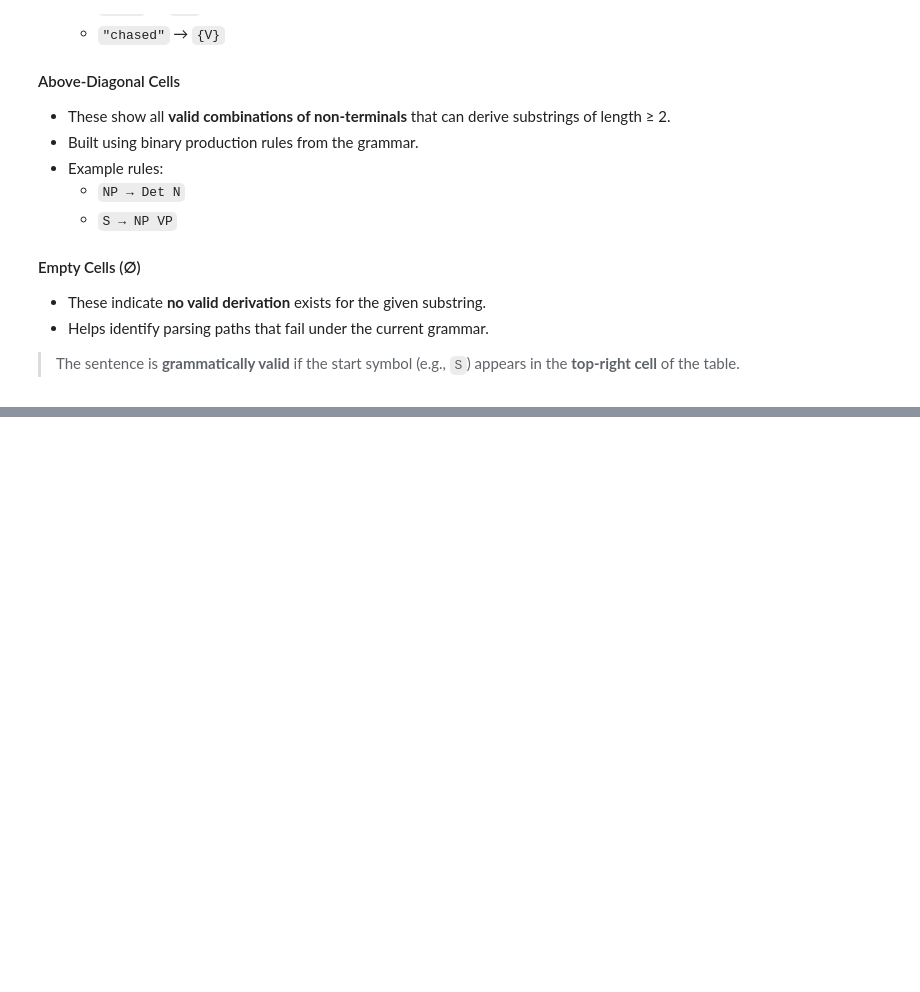
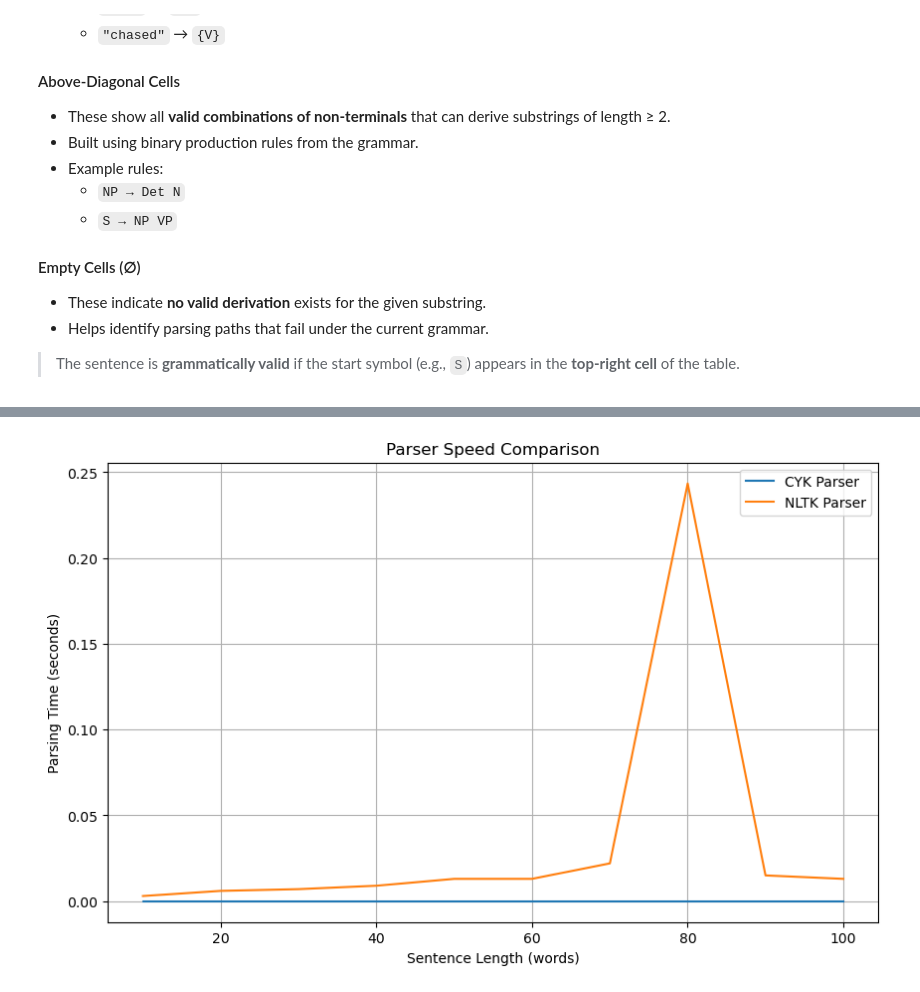
Before and after one commit to yooying/DSA, a Jupyter notebook: CYK-Finals-Draft.ipynb, the cells around one changed output, grey strips where cells are left out. Cells and saved outputs as stored; diff of their text form; code cells hidden in the pictures; blank space fills up the shorter version.

```diff
--- a/CYK-Finals-Draft.ipynb
+++ b/CYK-Finals-Draft.ipynb
@@ -490,0 +1046,40 @@ The table above represents the **CYK parse table** generated for the input sente
+# %%
+# Generate timing values for synthetic sentence lengths
+cyk_timings = []
+nltk_timings = []
+lengths = []
+
+for sentence in synthetic_sentences:
+    tokens = sentence.split()
+    lengths.append(len(tokens))
+
+    # CYK timing
+    start = time.time()
+    try:
+        cyk_table = cyk_all_parses(tokens, ambiguous_grammar)
+        cyk_trees = build_all_trees(cyk_table, ambiguous_grammar.start(), 0, len(tokens))
+    except:
+        cyk_trees = []
+    cyk_timings.append(time.time() - start)
+
+    # NLTK timing
+    start = time.time()
+    try:
+        nltk_trees = list(nltk_parser.parse(tokens))
+    except:
+        nltk_trees = []
+    nltk_timings.append(time.time() - start)
+# %%
+
+# Plot parse time vs sentence length
+plt.figure(figsize=(10, 6))
+plt.plot(lengths, cyk_timings, label='CYK Parser')
+plt.plot(lengths, nltk_timings, label='NLTK Parser')
+plt.xlabel('Sentence Length (words)')
+plt.ylabel('Parsing Time (seconds)')
+plt.title('Parser Speed Comparison')
+plt.legend()
+plt.grid(True)
+plt.show()
+# %% [output]
+[figure, added]
```
Also changed, not shown: parts of 52 cells of this notebook.
